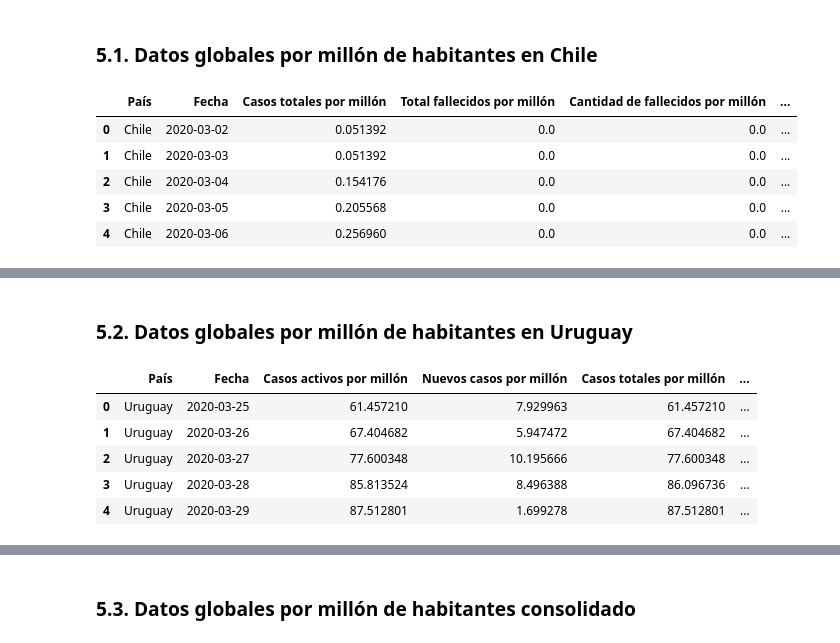
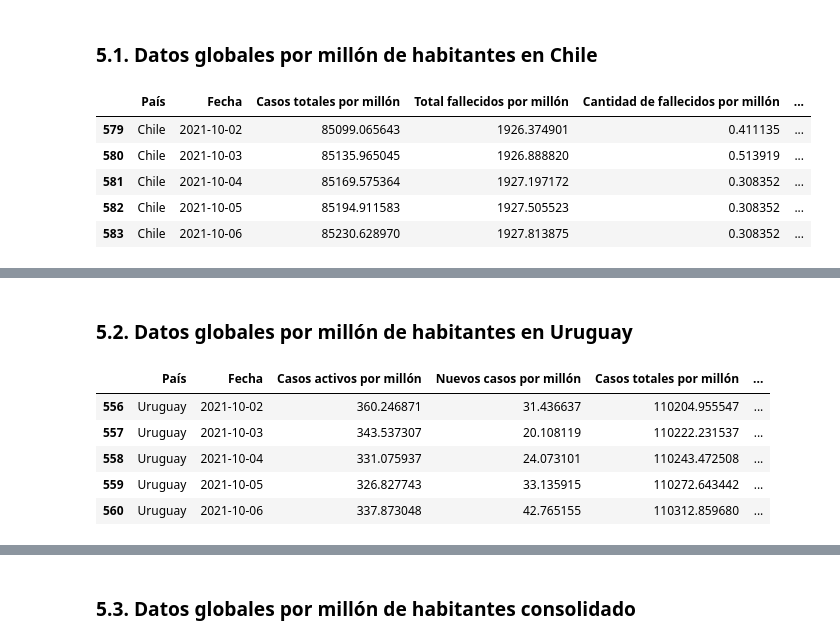
Before and after one commit to carovejar/Analisis-del-COVID-19-en-Chile-y-Uruguay, a Jupyter notebook: Análisis del coronavirus en Chile y Uruguay.ipynb, the cells around one changed output, grey strips where cells are left out. Drawn from its saved outputs; the diff is of its cells as text; code cells hidden in the pictures.

```diff
--- a/Análisis del coronavirus en Chile y Uruguay.ipynb
+++ b/Análisis del coronavirus en Chile y Uruguay.ipynb
@@ -717,14 +694,14 @@ global_data_per_million_CH.rename(columns={'Casos totales':'Casos totales por mi
                                             'Cant de fallecidos':'Cantidad de fallecidos por millón',
                                             'Casos activos':'Casos activos por millón', 'Casos nuevos totales':'Nuevos casos por millón'}, inplace=True)
 # %%
-global_data_per_million_CH.head()
+global_data_per_million_CH.tail()
 # %% [output]
 |  | País | Fecha | Casos totales por millón | Total fallecidos por millón | Cantidad de fallecidos por millón | ... |
-| 0 | Chile | 2020-03-02 | 0.051392 | 0.0 | 0.0 | ... |
-| 1 | Chile | 2020-03-03 | 0.051392 | 0.0 | 0.0 | ... |
-| 2 | Chile | 2020-03-04 | 0.154176 | 0.0 | 0.0 | ... |
-| 3 | Chile | 2020-03-05 | 0.205568 | 0.0 | 0.0 | ... |
-| 4 | Chile | 2020-03-06 | 0.256960 | 0.0 | 0.0 | ... |
+| 579 | Chile | 2021-10-02 | 85099.065643 | 1926.374901 | 0.411135 | ... |
+| 580 | Chile | 2021-10-03 | 85135.965045 | 1926.888820 | 0.513919 | ... |
+| 581 | Chile | 2021-10-04 | 85169.575364 | 1927.197172 | 0.308352 | ... |
+| 582 | Chile | 2021-10-05 | 85194.911583 | 1927.505523 | 0.308352 | ... |
+| 583 | Chile | 2021-10-06 | 85230.628970 | 1927.813875 | 0.308352 | ... |
 # %% [markdown]
 <a id = 'Sección5.2'></a>
 # %% [markdown]
@@ -746,14 +723,14 @@ global_data_per_million_UY.rename(columns={'Casos totales':'Casos totales por mi
                                             'Cant de fallecidos':'Cantidad de fallecidos por millón',
                                             'Casos activos':'Casos activos por millón', 'Casos nuevos totales':'Nuevos casos por millón'}, inplace=True)
 # %%
-global_data_per_million_UY.head()
+global_data_per_million_UY.tail()
 # %% [output]
 |  | País | Fecha | Casos activos por millón | Nuevos casos por millón | Casos totales por millón | ... |
-| 0 | Uruguay | 2020-03-25 | 61.457210 | 7.929963 | 61.457210 | ... |
-| 1 | Uruguay | 2020-03-26 | 67.404682 | 5.947472 | 67.404682 | ... |
-| 2 | Uruguay | 2020-03-27 | 77.600348 | 10.195666 | 77.600348 | ... |
-| 3 | Uruguay | 2020-03-28 | 85.813524 | 8.496388 | 86.096736 | ... |
-| 4 | Uruguay | 2020-03-29 | 87.512801 | 1.699278 | 87.512801 | ... |
+| 556 | Uruguay | 2021-10-02 | 360.246871 | 31.436637 | 110204.955547 | ... |
+| 557 | Uruguay | 2021-10-03 | 343.537307 | 20.108119 | 110222.231537 | ... |
+| 558 | Uruguay | 2021-10-04 | 331.075937 | 24.073101 | 110243.472508 | ... |
+| 559 | Uruguay | 2021-10-05 | 326.827743 | 33.135915 | 110272.643442 | ... |
+| 560 | Uruguay | 2021-10-06 | 337.873048 | 42.765155 | 110312.859680 | ... |
 # %% [markdown]
 <a id = 'Sección5.3'></a>
 # %% [markdown]
```
Also changed, not shown: parts of 75 cells of this notebook.
